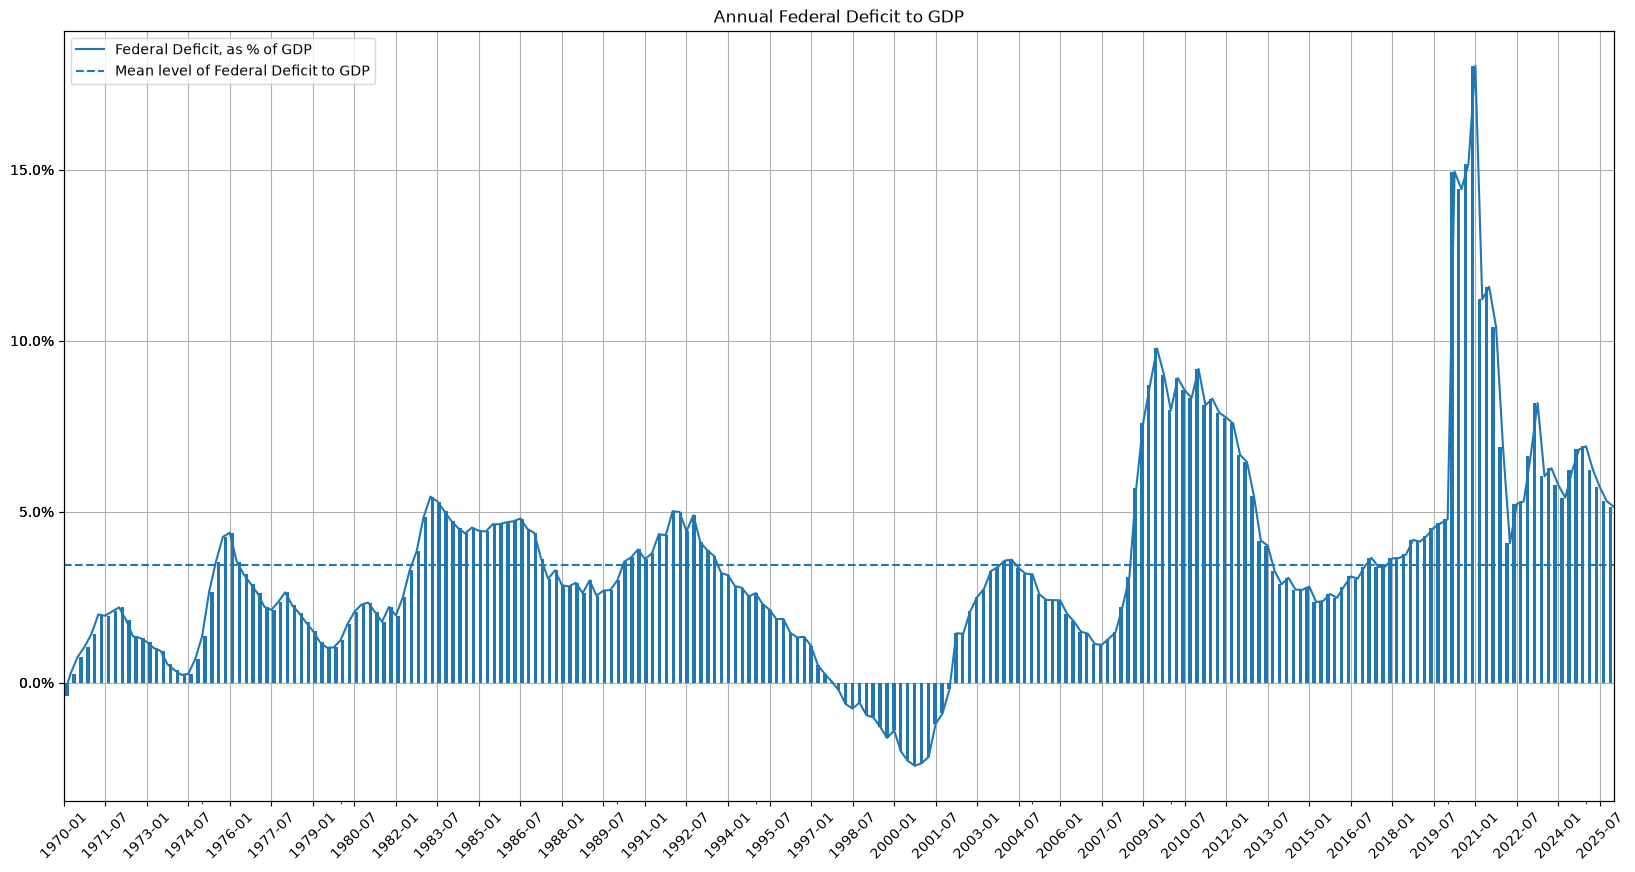
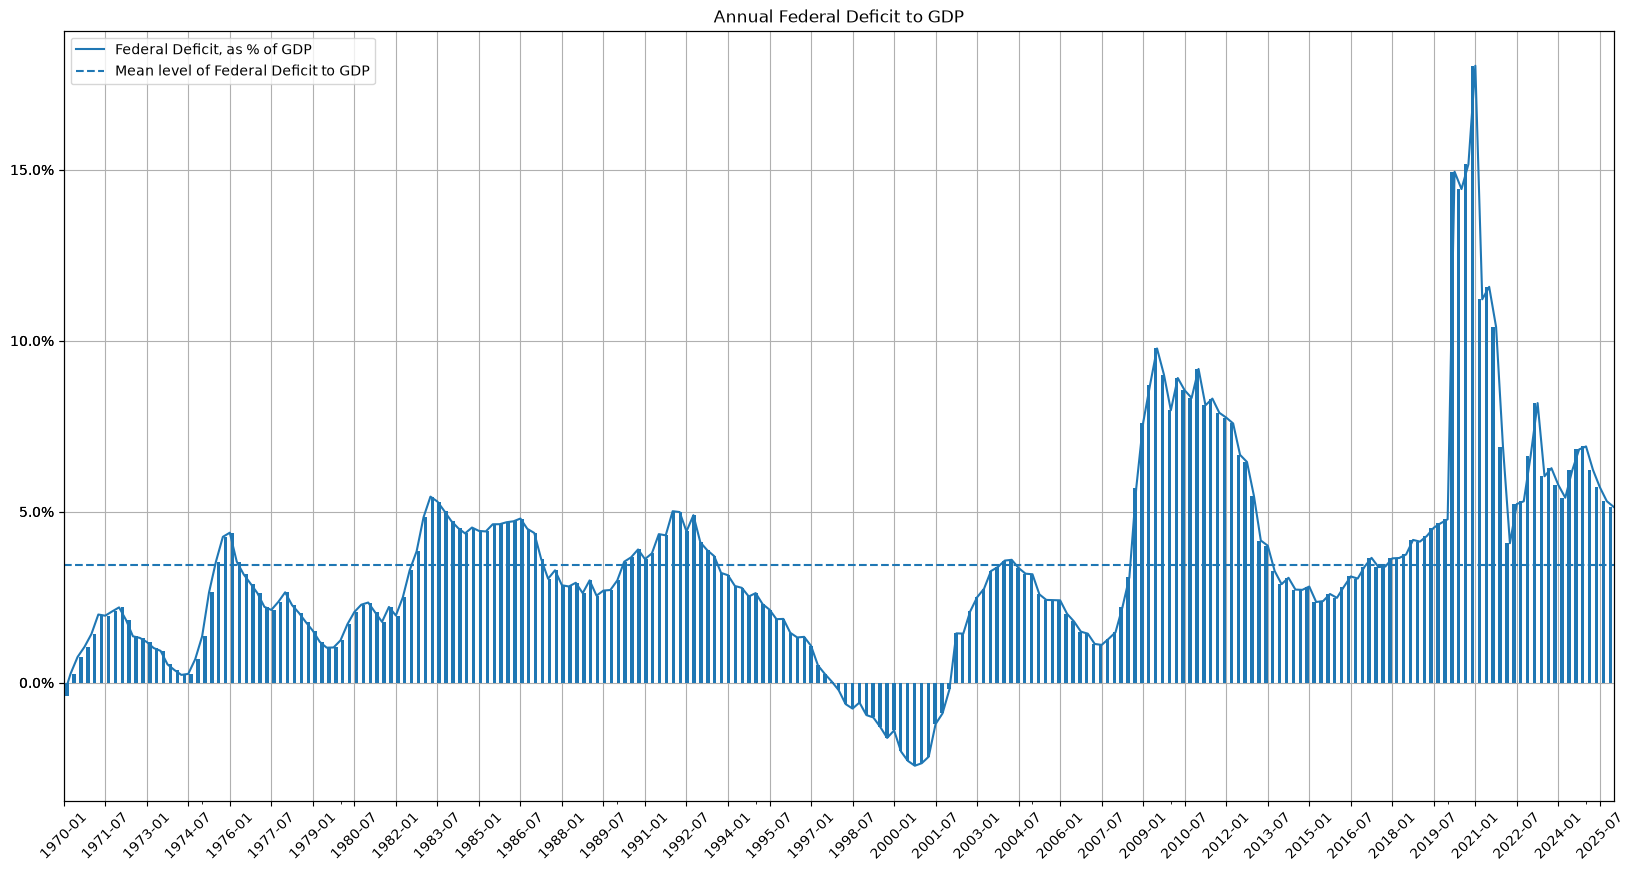
The change to this notebook cell's code, shown as a diff; its figure went from the first image to the second:
--- before
+++ after
@@ -3,5 +3,5 @@
                  xticks=series.index[::6], xlabel='', rot=45)
 ax2 = ax.twiny()
-series.plot.bar(ax=ax2, xlabel='', legend=False)
+series.plot.bar(ax=ax2, xlabel='', legend=False, x_compat=True)
 ax.axhline(y=series.mean(), c='#1f77b4', ls='--', label=LABEL_BUDGET_DEFICIT_TO_GDP)
 ax.yaxis.set_major_formatter(mtick.PercentFormatter(1))

Commit: Updated for pandas 3.x